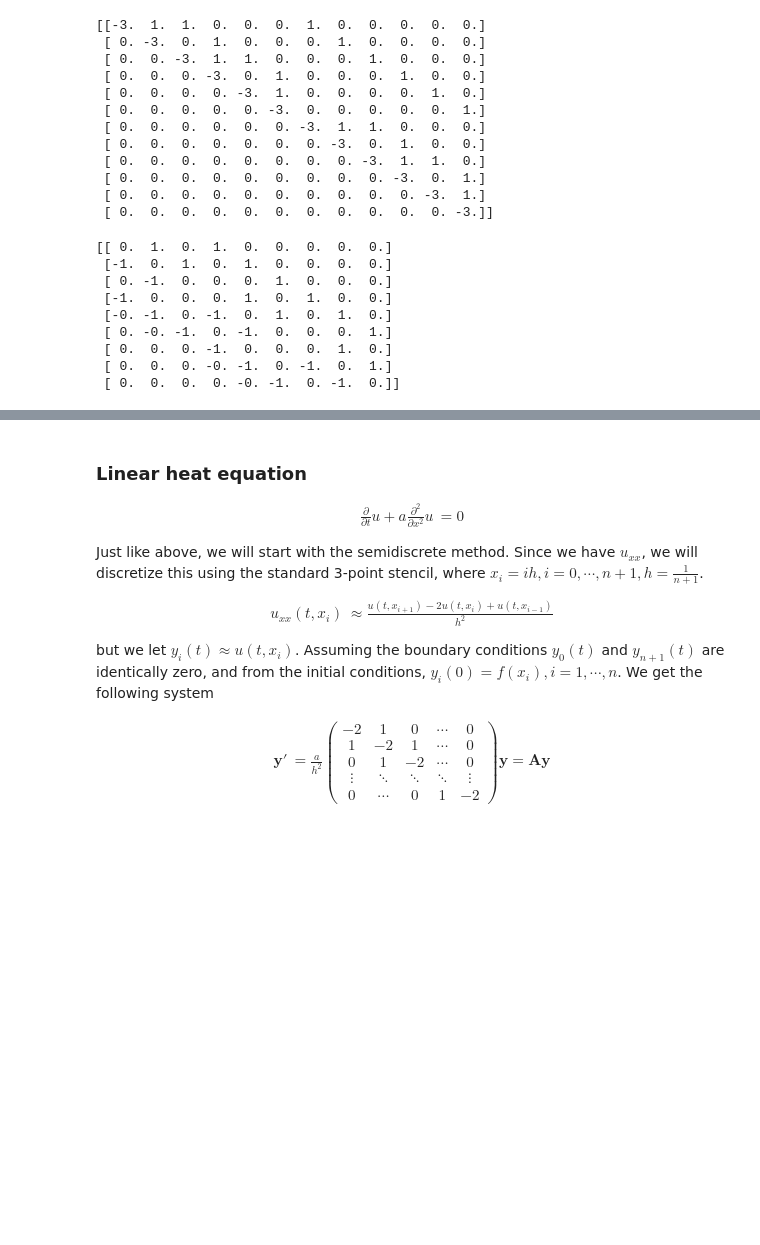
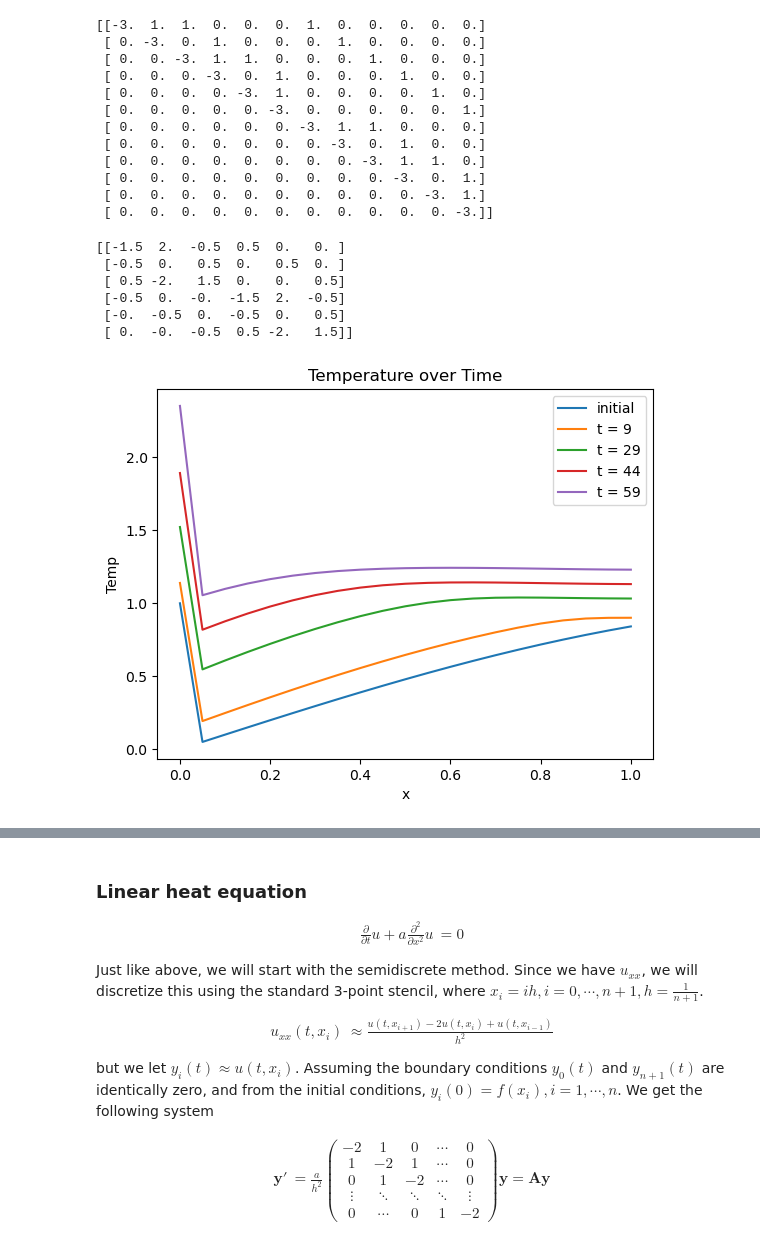
Before and after one commit to mtscott/Spectral-QTT, a Jupyter notebook: FinDiffCart(wk1).ipynb, the cells around one changed output, grey strips where cells are left out. Drawn from its saved outputs; the diff is of its cells as text; code cells hidden in the pictures; blank space fills up the shorter version.

```diff
--- a/FinDiffCart(wk1).ipynb
+++ b/FinDiffCart(wk1).ipynb
@@ -103,14 +152,11 @@ def fd3dc(nx, ny, nz): #,ny,nz, alpx = 0, alpy = 0, alpz = 0, dshift = 0):
 # %%
-A = fd3dc(3,3,1)
+A = fd3dc(3,2,1, dshift = 0)
 
 print(A)
 # %% [output]
-[[ 0.  1.  0.  1.  0.  0.  0.  0.  0.]
- [-1.  0.  1.  0.  1.  0.  0.  0.  0.]
- [ 0. -1.  0.  0.  0.  1.  0.  0.  0.]
- [-1.  0.  0.  0.  1.  0.  1.  0.  0.]
- [-0. -1.  0. -1.  0.  1.  0.  1.  0.]
- [ 0. -0. -1.  0. -1.  0.  0.  0.  1.]
- [ 0.  0.  0. -1.  0.  0.  0.  1.  0.]
- [ 0.  0.  0. -0. -1.  0. -1.  0.  1.]
- [ 0.  0.  0.  0. -0. -1.  0. -1.  0.]]
+[[-1.5  2.  -0.5  0.5  0.   0. ]
+ [-0.5  0.   0.5  0.   0.5  0. ]
+ [ 0.5 -2.   1.5  0.   0.   0.5]
+ [-0.5  0.  -0.  -1.5  2.  -0.5]
+ [-0.  -0.5  0.  -0.5  0.   0.5]
+ [ 0.  -0.  -0.5  0.5 -2.   1.5]]
@@ -116,0 +199,14 @@ print(A)
+# %%
+class advectionPDE:
+    """
+    a way to store all of the information of the PDE
+    """
+
+    def __init__(self, init_cond, bndy_cond, bndy_type, dim = 1, a = 1., source = 0):
+        self.a = a
+        self.init_cond = init_cond
+        self.bndy_type = bndy_type
+        if a > 0:
+            self.bndy_cond = bndy_cond
+        self.dim = dim
+        self.source = source # homogenous if f := 0
@@ -116,0 +292,20 @@ print(A)
+# %%
+def plotPDE(xpts, u):
+    plt.plot(xpts,u[:,0], label = 'initial')
+    plt.plot(xpts, u[:,9], label = 't = 9')
+    plt.plot(xpts, u[:,29], label = 't = 29')
+    plt.plot(xpts, u[:,44], label = 't = 44')
+    plt.plot(xpts, u[:,59], label = 't = 59')
+    plt.xlabel('x')
+    plt.ylabel('Temp')
+    plt.title('Temperature over Time')
+    plt.legend()
+    plt.show()
+# %%
+grid = fd1dGrid(20)
+pde = advectionPDE(lambda x : np.sin(x), lambda t: np.exp(t), bndy_type = 'Dirichlet', source = lambda x,t: np.sin(x)*np.cos(x))
+xpts, u = advec_FE_1D(grid, pde)
+
+plotPDE(xpts, u)
+# %% [output]
+[figure, added]
```
Also changed, not shown: parts of 41 cells of this notebook.
